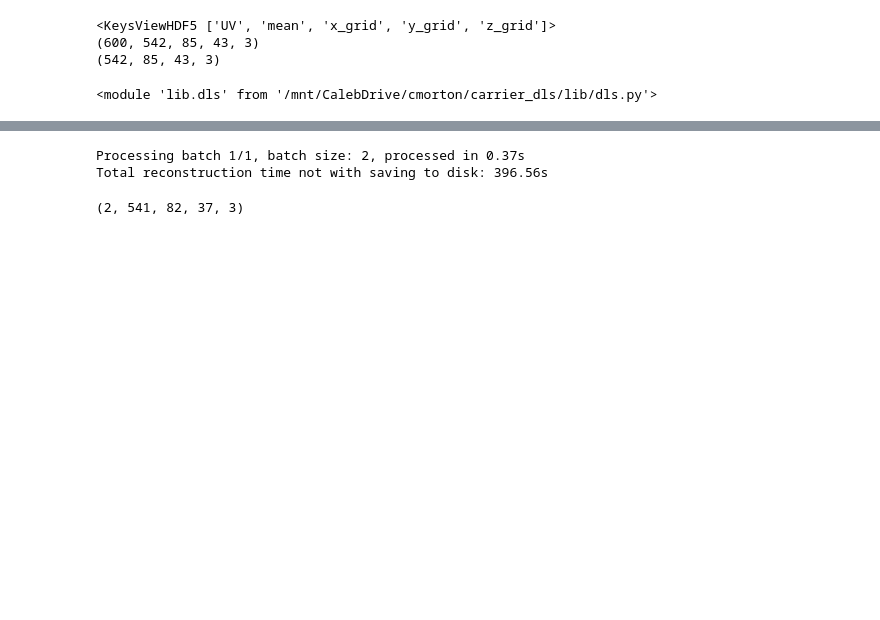
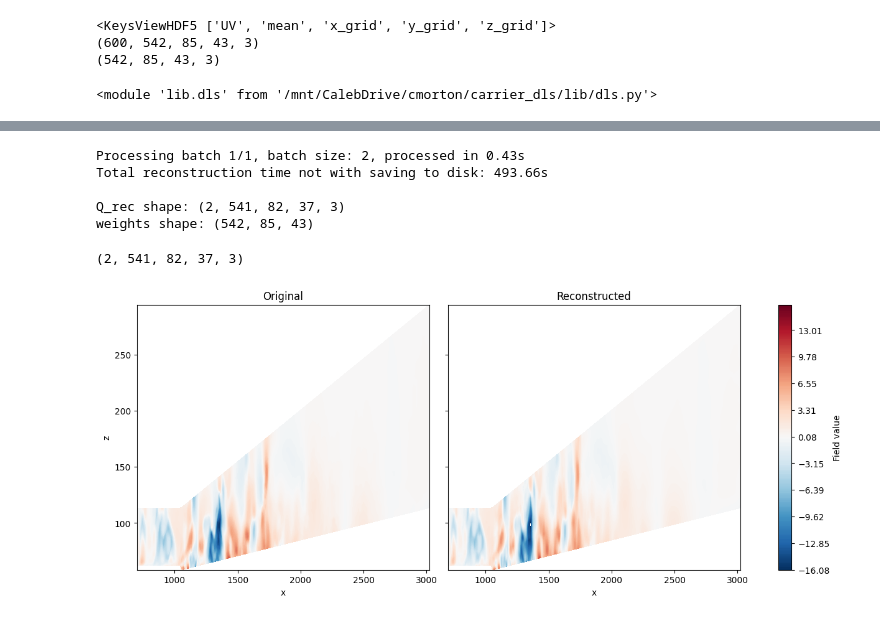
Before and after one commit to morton311/carrier_dls, a Jupyter notebook: carrier_dls.ipynb, the cells around one changed output, grey strips where cells are left out. Cells and saved outputs as stored; diff of their text form; code cells hidden in the pictures; blank space fills up the shorter version.

```diff
--- a/carrier_dls.ipynb
+++ b/carrier_dls.ipynb
@@ -113,5 +266,7 @@ plt.imshow(shape_func_reshaped[mid_pt, :, :, 0])
 # %%
-Q_rec = gfem_recon_long_3D_flexible(
+importlib.reload(dls)
+importlib.reload(dls_flexible)
+Q_rec = dls_flexible.gfem_recon_long_3D_flexible(
     rec_target=None,
     config=latent_config,
     dof_u=dof_u,
@@ -119,17 +274,61 @@ Q_rec = gfem_recon_long_3D_flexible(
     dof_w=dof_w,
     batch_size=2,
 )
+
+nx_t, ny_t, nz_t = latent_config.nx_t, latent_config.ny_t, latent_config.nz_t
+
+print("Q_rec shape:", Q_rec.shape)
+print("weights shape:", weights.shape)
+Q_rec_weighted = Q_rec * weights[np.newaxis, :nx_t, :ny_t, :nz_t, np.newaxis]
 # %% [output]
-Processing batch 1/1, batch size: 2, processed in 0.37s
-Total reconstruction time not with saving to disk: 396.56s
+Processing batch 1/1, batch size: 2, processed in 0.43s
+Total reconstruction time not with saving to disk: 493.66s
+
+Q_rec shape: (2, 541, 82, 37, 3)
+weights shape: (542, 85, 43)
 # %%
 print(Q_rec.shape)
-x_trunc = x_grid[:latent_config.nx_t, :latent_config.ny_t, :latent_config.nz_t]
-y_trunc = y_grid[:latent_config.nx_t, :latent_config.ny_t, :latent_config.nz_t]
-z_trunc = z_grid[:latent_config.nx_t, :latent_config.ny_t, :latent_config.nz_t]
-# plt.contourf(x_trunc[:,:,15], y_trunc[:,:,15], Q_rec[0, :, :, 15, 0], levels=200)
+
+nx_t, ny_t, nz_t = latent_config.nx_t, latent_config.ny_t, latent_config.nz_t
+x_trunc = x_grid[:nx_t, :ny_t, :nz_t]
+y_trunc = y_grid[:nx_t, :ny_t, :nz_t]
+z_trunc = z_grid[:nx_t, :ny_t, :nz_t]
+
+snap_idx = 1
+comp_idx = 0   # 0:u, 1:v, 2:w
+y_idx = min(18, ny_t - 1)
+
+q_true = data[snap_idx, :nx_t, :ny_t, :nz_t, comp_idx] - mean[:nx_t, :ny_t, :nz_t, comp_idx]
+q_rec = Q_rec[snap_idx, :, :, :, comp_idx]
+
+true_slice = q_true[:, y_idx, :]
+rec_slice = q_rec[:, y_idx, :]
+
+absmax = np.max(np.abs((true_slice)))
+levels = np.linspace(-absmax, absmax, 200)
+
+fig, ax = plt.subplots(1, 2, figsize=(12, 5), sharex=True, sharey=True, constrained_layout=True)
+
+c0 = ax[0].contourf(
+    x_trunc[:, y_idx, :], z_trunc[:, y_idx, :], true_slice,
+    levels=levels, cmap='RdBu_r'
+)
+ax[0].set_title("Original")
+ax[0].set_xlabel("x")
+ax[0].set_ylabel("z")
+
+c1 = ax[1].contourf(
+    x_trunc[:, y_idx, :], z_trunc[:, y_idx, :], rec_slice,
+    levels=levels, cmap='RdBu_r'
+)
+ax[1].set_title("Reconstructed")
+ax[1].set_xlabel("x")
+
+fig.colorbar(c1, ax=ax, label="Field value")
+plt.show()
 # %% [output]
 (2, 541, 82, 37, 3)
+[figure, added]
 # %%
 # 1. Create a grid and add velocity data
 grid = pv.StructuredGrid(x_grid, y_grid, z_grid)
```
Also changed, not shown: parts of 8 cells of this notebook, 3 other files.
